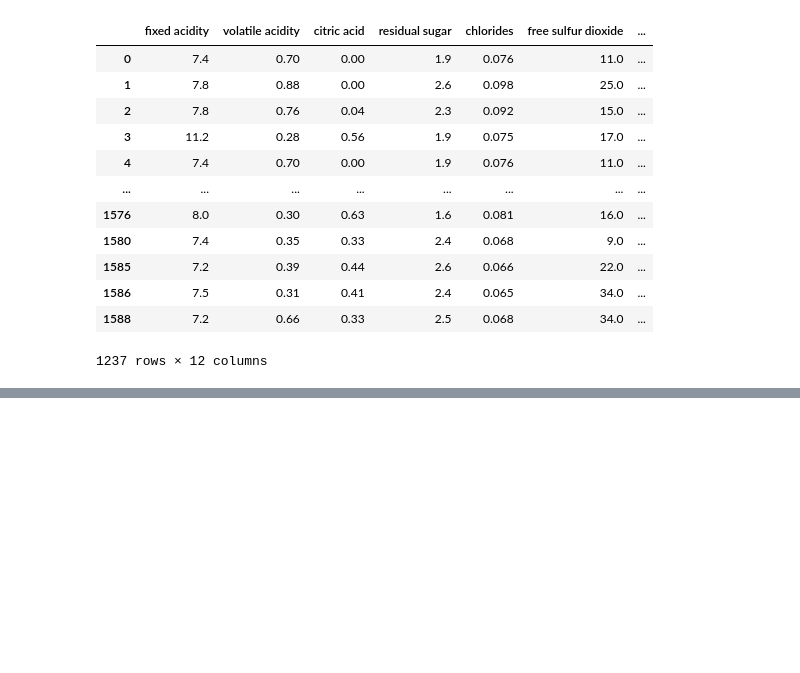
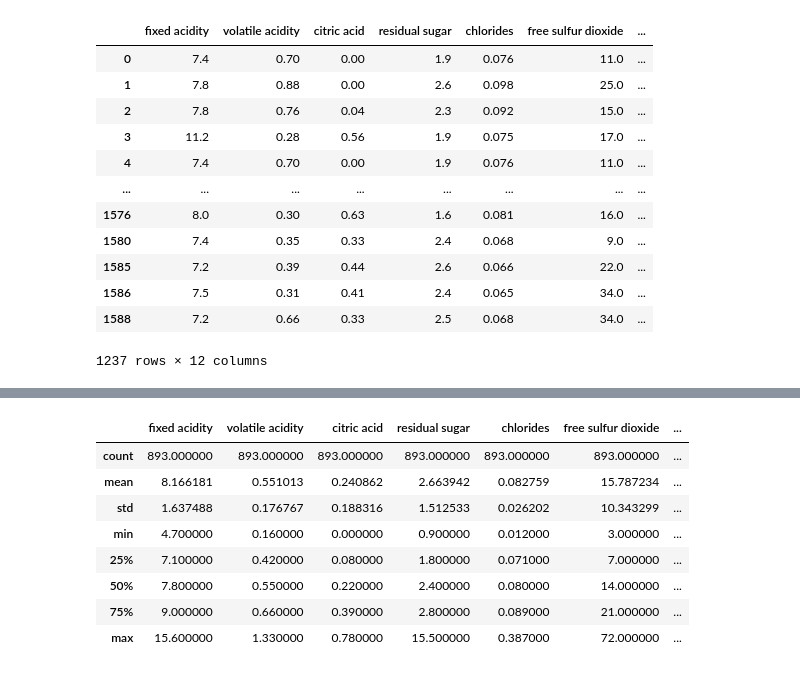
Before and after one commit to Jash1992/AcademyPublic, a Jupyter notebook: Untitled1.ipynb, the cells around one changed output, grey strips where cells are left out. Saved outputs shown, nothing was run; the diff lists cells and outputs as text; code cells hidden in the pictures; blank space fills up the shorter version.

```diff
--- a/Untitled1.ipynb
+++ b/Untitled1.ipynb
@@ -107,0 +152,13 @@ temp = df[mask1]
+# %%
+mask3 = (((df['residual sugar'] >= 2.3) | (df['residual sugar'] <= 1.9)) & (df['sulphates'] < 0.7301))
+df[mask3].describe()
+# %% [output]
+|  | fixed acidity | volatile acidity | citric acid | residual sugar | chlorides | free sulfur dioxide | ... |
+| count | 893.000000 | 893.000000 | 893.000000 | 893.000000 | 893.000000 | 893.000000 | ... |
+| mean | 8.166181 | 0.551013 | 0.240862 | 2.663942 | 0.082759 | 15.787234 | ... |
+| std | 1.637488 | 0.176767 | 0.188316 | 1.512533 | 0.026202 | 10.343299 | ... |
+| min | 4.700000 | 0.160000 | 0.000000 | 0.900000 | 0.012000 | 3.000000 | ... |
+| 25% | 7.100000 | 0.420000 | 0.080000 | 1.800000 | 0.071000 | 7.000000 | ... |
+| 50% | 7.800000 | 0.550000 | 0.220000 | 2.400000 | 0.080000 | 14.000000 | ... |
+| 75% | 9.000000 | 0.660000 | 0.390000 | 2.800000 | 0.089000 | 21.000000 | ... |
+| max | 15.600000 | 1.330000 | 0.780000 | 15.500000 | 0.387000 | 72.000000 | ... |
```
Also changed, not shown: parts of 19 cells of this notebook.
